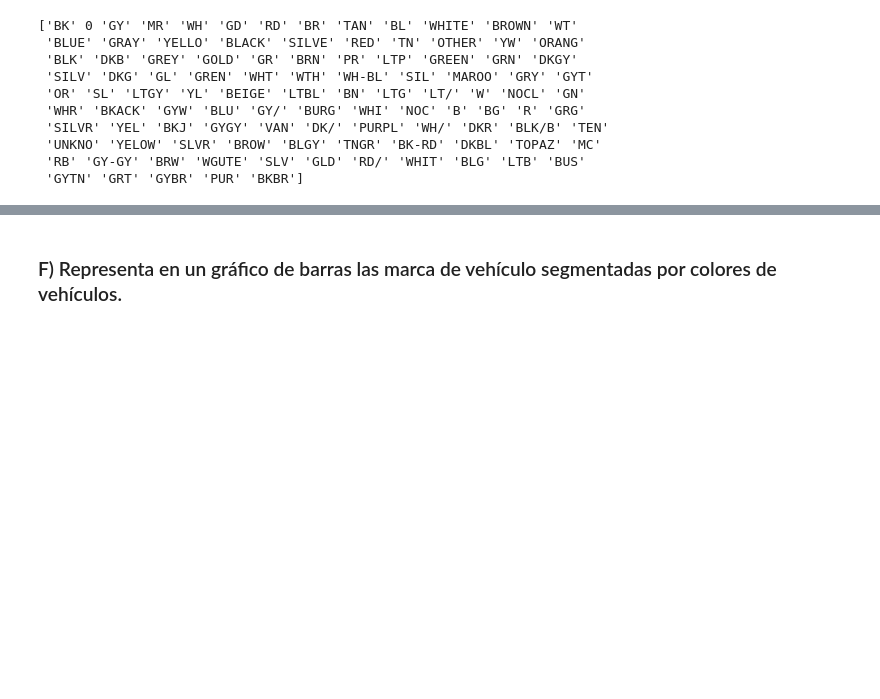
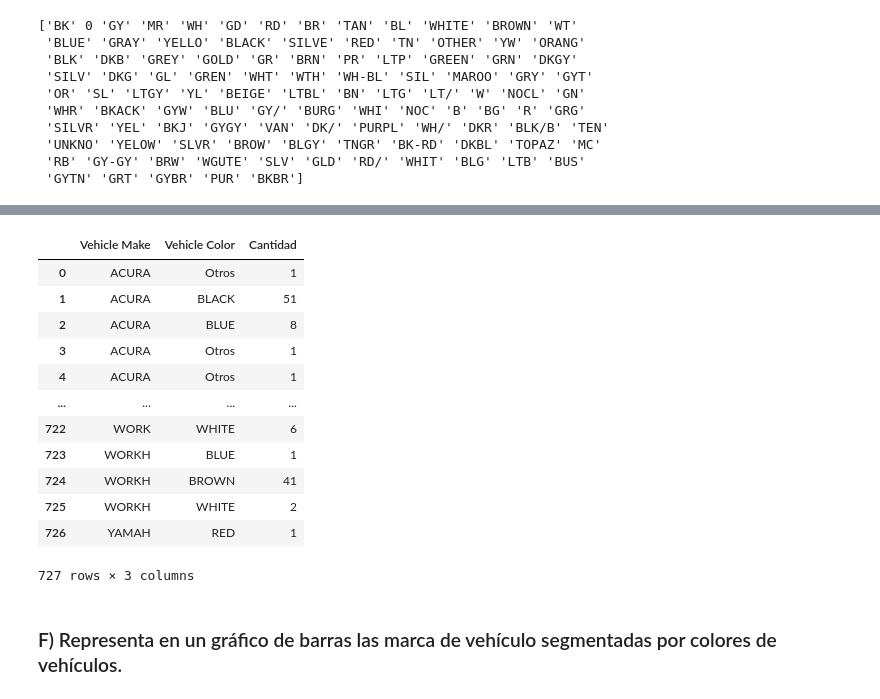
Before and after one commit to BalentinaAE/Pandas, a Jupyter notebook: ProyectoPandas_Github.ipynb, the cells around one changed output, grey strips where cells are left out. Saved outputs shown, nothing was run; the diff lists cells and outputs as text; code cells hidden in the pictures; blank space fills up the shorter version.

```diff
--- a/ProyectoPandas_Github.ipynb
+++ b/ProyectoPandas_Github.ipynb
@@ -197,2 +199,21 @@ Parkin_limpio
+# %%
+color_marca = color_marca.dropna(subset=['Vehicle Make', 'Vehicle Color', 'Cantidad'])
+color_marca = color_marca[color_marca['Vehicle Make'] != 0]
+color_marca = color_marca[color_marca['Vehicle Color'] != 0]
+color_marca
+# %% [output]
+|  | Vehicle Make | Vehicle Color | Cantidad |
+| 0 | ACURA | Otros | 1 |
+| 1 | ACURA | BLACK | 51 |
+| 2 | ACURA | BLUE | 8 |
+| 3 | ACURA | Otros | 1 |
+| 4 | ACURA | Otros | 1 |
+| ... | ... | ... | ... |
+| 722 | WORK | WHITE | 6 |
+| 723 | WORKH | BLUE | 1 |
+| 724 | WORKH | BROWN | 41 |
+| 725 | WORKH | WHITE | 2 |
+| 726 | YAMAH | RED | 1 |
+727 rows × 3 columns
 # %% [markdown]
 ### F) Representa en un gráfico de barras las marca de vehículo segmentadas por colores de vehículos.
```
Also changed, not shown: parts of 2 cells of this notebook.
